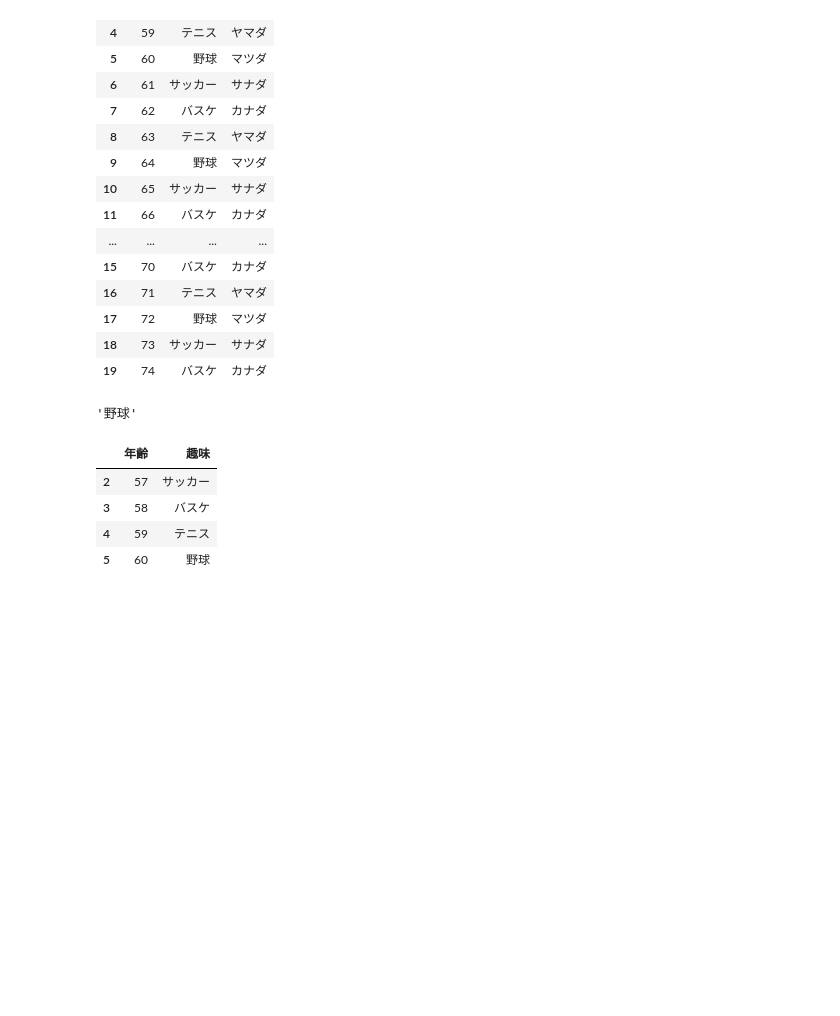
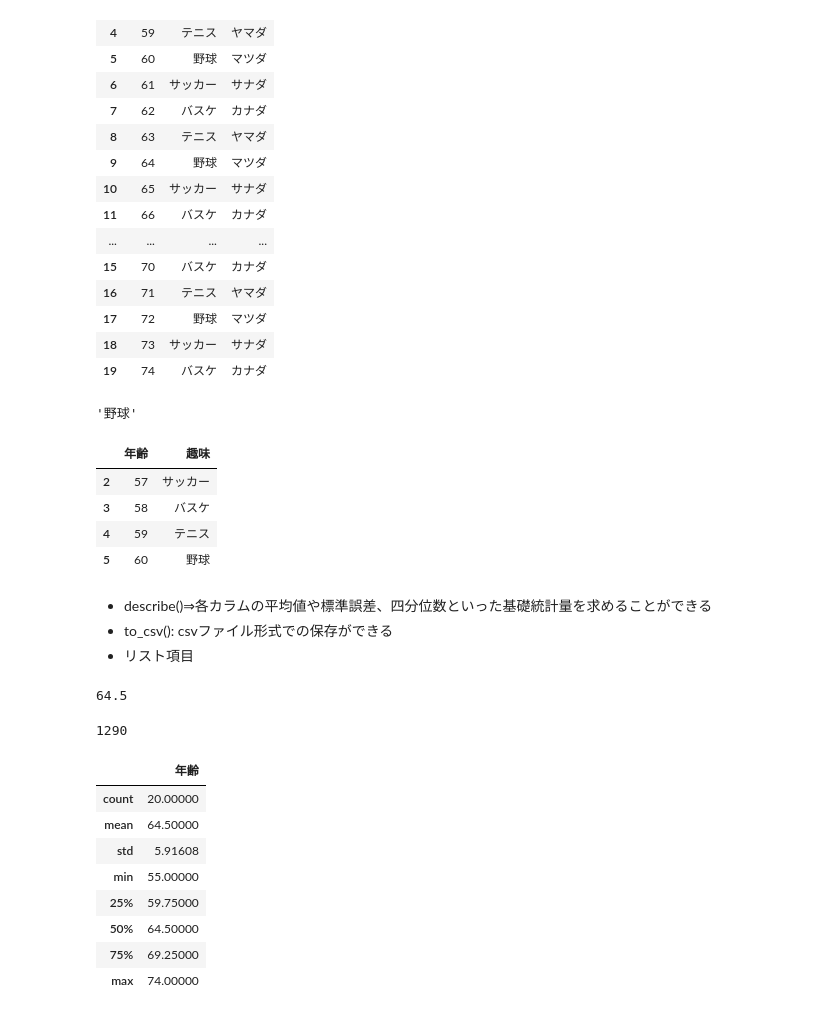
Before and after one commit to human9834/portfolio, a Jupyter notebook: Python/ソースコード基礎/ポートフォリオその4.ipynb, the cells around one changed output. Saved outputs shown, nothing was run; the diff lists cells and outputs as text; code cells hidden in the pictures; blank space fills up the shorter version.

```diff
--- a/Python/ソースコード基礎/ポートフォリオその4.ipynb
+++ b/Python/ソースコード基礎/ポートフォリオその4.ipynb
@@ -146,7 +146,7 @@ import pandas as pd
 # read_csv の結果を dfという変数に格納
 # dfという変数に対して様々な処理が可能
 
-df = pd.read_csv("/content/sample_data/sample教材.csv")
+df = pd.read_csv("/content/sample教材.csv")
 df
 # %% [output]
 |  | 年齢 | 趣味 | 名前 |
@@ -237,3 +237,27 @@ df.iloc[2:6, 0:2]
 | 3 | 58 | バスケ |
 | 4 | 59 | テニス |
 | 5 | 60 | 野球 |
+# %% [markdown]
+*   describe()⇒各カラムの平均値や標準誤差、四分位数といった基礎統計量を求めることができる
+*   to_csv(): csvファイル形式での保存ができる
+*   リスト項目
+# %%
+df['年齢'].mean()
+# %% [output]
+64.5
+# %%
+df['年齢'].sum()
+# %% [output]
+1290
+# %%
+df.describe()
+# %% [output]
+|  | 年齢 |
+| count | 20.00000 |
+| mean | 64.50000 |
+| std | 5.91608 |
+| min | 55.00000 |
+| 25% | 59.75000 |
+| 50% | 64.50000 |
+| 75% | 69.25000 |
+| max | 74.00000 |
```
Also changed, not shown: parts of 2 cells of this notebook, 1 other file.
